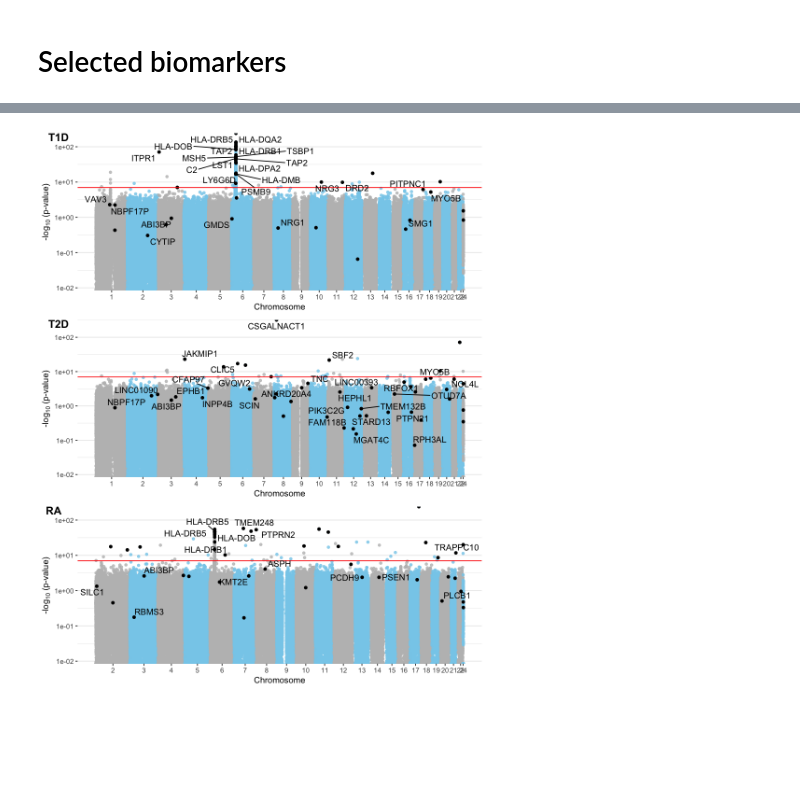
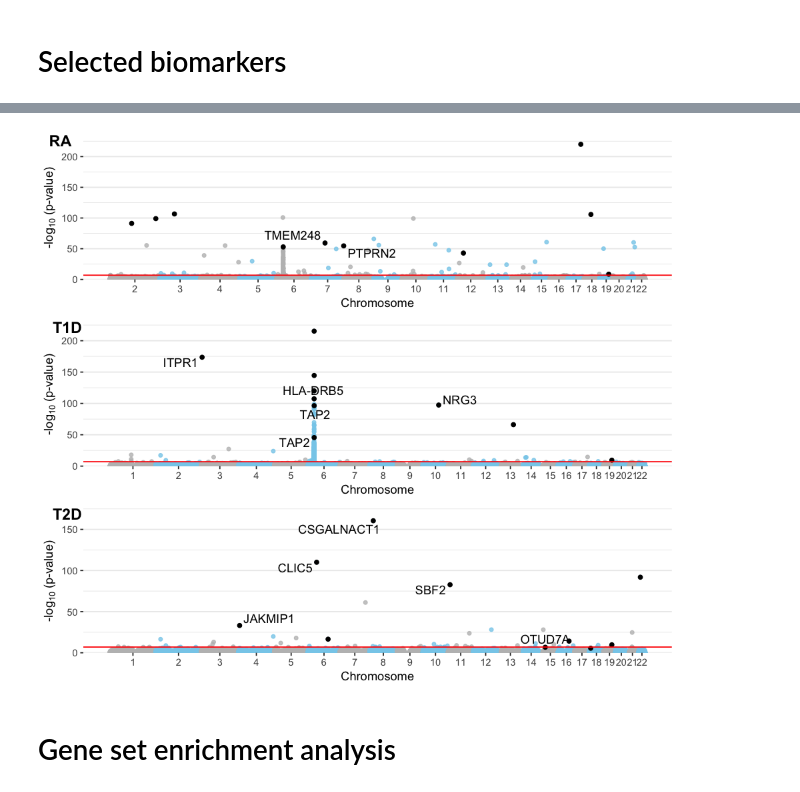
Before and after one commit to hclimente/nori, a Jupyter notebook: doc/gwas.ipynb, the cells around one changed output, grey strips where cells are left out. Cells and saved outputs as stored; diff of their text form; code cells hidden in the pictures; blank space fills up the shorter version.

Commit message:
final figures after removing sex chromosomes from gwas

```diff
--- a/doc/gwas.ipynb
+++ b/doc/gwas.ipynb
@@ -49,2 +53,17 @@ lapply(exps, function(e) {
 # %% [markdown]
 # Selected biomarkers
+# %%
+options(repr.plot.width=4, repr.plot.height=3)
+selected <- list(LARS = lapply(exps, function(e) {
+    read_tsv(paste0(results, e, '/', e, '_lars_C=10.txt'),
+                    col_names = F, col_types = 'c') %>% .$X1 }) %>% unlist %>% c,
+                 mRMR = lapply(exps, function(e) {
+    read_tsv(paste0(results, e, '/', e, '_mrmr_C=10.txt'),
+                    col_names = F, col_types = 'c') %>% .$X1 }) %>% unlist %>% c,
+                 `Block HSIC Lasso (B = 20)` = lapply(exps, function(e) {
+    read_tsv(paste0(results, e, '/', e, '_hsic_lasso_C=10_SELECT=50_M=3_B=20.txt'),
+                    col_names = F, col_types = 'c') %>% head(10) %>% .$X1 }) %>% unlist %>% c)
+
+upset(fromList(selected), order.by = "freq",
+      sets.x.label = 'Selected biomarkers',
+      mainbar.y.label = 'Intersection size')
@@ -60,17 +125,20 @@ manhattan <- function(pheno) {
                      col_types = 'cc')
 
     selected <- read_tsv(paste0(results, pheno, '/', pheno,
-                                '_hsic_lasso_C=50_SELECT=50_M=3_B=20.txt'),
+                                '_hsic_lasso_C=10_SELECT=50_M=3_B=20.txt'),
                      col_names = F, col_types = 'c') %>%
+        head(10) %>%
         set_colnames('snp') %>%
         .$snp
 
-    gwas <- read_tsv(paste0(results, pheno, '/univariate_association.tsv'),
-                     col_types = 'icidddddd') %>%
-            rename(chr = CHR, snp = SNP) %>%
-            inner_join(map, by = c('chr', 'snp')) %>%
-                mutate(selected = ifelse(snp %in% selected, 'Yes', 'No')) %>%
-                arrange(selected)
+    gwas <- read_tsv(paste0(results, pheno, '/univariate_models.tsv'),
+                     col_types = 'icddcccd') %>%
+        rename(chr = CHR, snp = SNP) %>%
+        filter(TEST == 'GENO') %>%
+        inner_join(map, by = c('chr', 'snp')) %>%
+        mutate(selected = ifelse(snp %in% selected, 'Yes', 'No'),
+               P = P + 1e-220) %>%
+        arrange(selected)
 
     don <- gwas %>%
 
@@ -90,6 +158,8 @@ manhattan <- function(pheno) {
       mutate( BPcum=pos+tot) %>%
       left_join(arrange(snp2gene, symbol) %>% group_by(snp) %>% summarize(symbol = head(symbol, 1)), by = 'snp')
 
+    bf_threshold <- .05 / (nrow(gwas))
+    y_lim <- max(-log10(don$P), na.rm = TRUE) + 15
     axisdf <- don %>% group_by(chr) %>% summarize(center=( max(BPcum) + min(BPcum) ) / 2 )
 
     ggplot(don, aes(x=BPcum, y=-log10(P))) +
@@ -100,7 +170,7 @@ manhattan <- function(pheno) {
         scale_color_manual(values = rep(c("grey", "skyblue"), 22 )) +
 
         # Add Bonferroni line
-        geom_hline(yintercept = -log10(.05/500000), color = 'red') +
+        geom_hline(yintercept = -log10(bf_threshold), color = 'red') +
 
         # add gene symbols
         geom_text_repel(data = filter(don, selected == 'Yes' & !is.na(symbol)),
@@ -108,7 +178,7 @@ manhattan <- function(pheno) {
 
         # custom X axis:
         scale_x_continuous( label = axisdf$chr, breaks= axisdf$center ) +
-        scale_y_log10(expand = c(0, 0)) +  # remove space between plot area and x axis
+        scale_y_continuous(expand = c(0, 0), limits = c(0, y_lim)) +  # remove space between plot area and x axis
 
         # Custom the theme:
         theme_bw() +
@@ -128,5 +198,5 @@ ra_plt <- manhattan('ra')
 # %%
-options(repr.plot.width=8, repr.plot.height=10)
-plot_grid(t1d_plt, t2d_plt, ra_plt, nrow = 3,
-          labels = c('T1D', 'T2D', 'RA'))
+options(repr.plot.width=8, repr.plot.height=7)
+plot_grid(ra_plt, t1d_plt, t2d_plt, nrow = 3,
+          labels = c('RA', 'T1D', 'T2D'))
 # %% [output]
@@ -137 +203,3 @@ Warning message:
-[figure, old version]
+[figure, new version]
+# %% [markdown]
+# Gene set enrichment analysis
```
Also changed, not shown: parts of 11 cells of this notebook, 20 other files.
